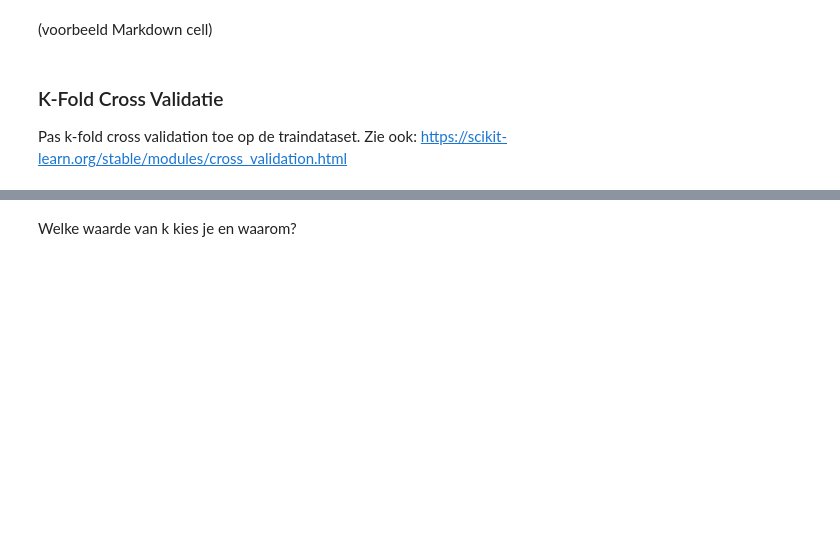
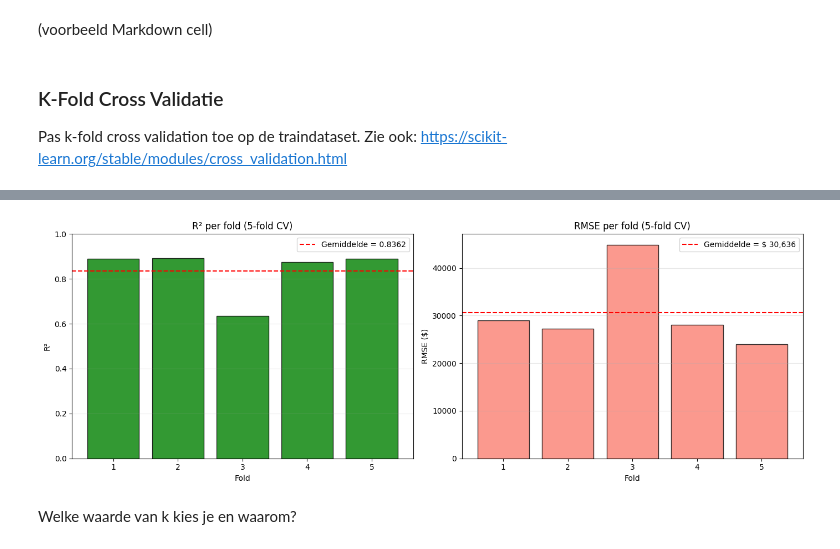
Before and after one commit to Nethamine/OP_2_Data_Mining, a Jupyter notebook: Data Mining - Opdracht 2 (Parameters & Prestatiemetrics).ipynb, the cells around one changed output, grey strips where cells are left out. Saved outputs shown, nothing was run; the diff lists cells and outputs as text; code cells hidden in the pictures; blank space fills up the shorter version.

Commit message:
K-Fold Cross

```diff
--- a/Data Mining - Opdracht 2 (Parameters & Prestatiemetrics).ipynb
+++ b/Data Mining - Opdracht 2 (Parameters & Prestatiemetrics).ipynb
@@ -100,4 +100,79 @@ Let op: Je kan deze vraag (en soortgelijke vragen hieronder) beantwoorden via zo
 
 Pas k-fold cross validation toe op de traindataset. Zie ook: https://scikit-learn.org/stable/modules/cross_validation.html
 # %%
-(beantwoord als Code)
+### K-Fold Cross-Validation — Random Forest (huizenprijzen)
+
+import os
+import numpy as np
+import pandas as pd
+import matplotlib.pyplot as plt
+from sklearn.ensemble import RandomForestRegressor
+from sklearn.model_selection import KFold, cross_validate
+
+# Data opnieuw inladen zodat deze cel zelfstandig werkt
+DATA_DIR = 'house-prices-advanced-regression-techniques'
+train = pd.read_csv(os.path.join(DATA_DIR, 'train.csv'))
+
+# Numerieke features bepalen (Id en target uitsluiten), net als in stap 4
+num_cols = train.select_dtypes(include=[np.number]).columns.tolist()
+num_cols = [c for c in num_cols if c not in ['Id', 'SalePrice']]
+
+# Features + target; mediaan-imputatie voor missende numerieke waarden
+X = train[num_cols].copy()
+X = X.fillna(X.median(numeric_only=True))
+y = train['SalePrice']
+
+# 5-fold CV: shuffle aan + vaste random_state voor reproduceerbaarheid
+kf = KFold(n_splits=5, shuffle=True, random_state=42)
+
+rf = RandomForestRegressor(n_estimators=100, random_state=42)
+
+# cross_validate met twee metrieken tegelijk.
+# 'neg_root_mean_squared_error' is negatief (sklearn-conventie: hoger = beter),
+# dus we draaien het teken om naar een positieve RMSE.
+cv_resultaten = cross_validate(
+    rf, X, y,
+    cv=kf,
+    scoring=['r2', 'neg_root_mean_squared_error'],
+    return_train_score=False
+)
+
+r2_scores   = cv_resultaten['test_r2']
+rmse_scores = -cv_resultaten['test_neg_root_mean_squared_error']
+
+print('Resultaten per fold:')
+for i, (r2_f, rmse_f) in enumerate(zip(r2_scores, rmse_scores), start=1):
+    print(f'  Fold {i}:  R² = {r2_f:.4f}   RMSE = $ {rmse_f:,.0f}')
+
+print('\nGemiddelde over 5 folds:')
+print(f'  R²   = {r2_scores.mean():.4f}  (± {r2_scores.std():.4f})')
+print(f'  RMSE = $ {rmse_scores.mean():,.0f}  (± $ {rmse_scores.std():,.0f})')
+
+# Visualisatie: R² en RMSE per fold
+fig, axes = plt.subplots(1, 2, figsize=(14, 5))
+folds = np.arange(1, len(r2_scores) + 1)
+
+axes[0].bar(folds, r2_scores, color='green', edgecolor='black', alpha=0.8)
+axes[0].axhline(r2_scores.mean(), color='red', linestyle='--',
+                label=f'Gemiddelde = {r2_scores.mean():.4f}')
+axes[0].set_xlabel('Fold')
+axes[0].set_ylabel('R²')
+axes[0].set_title('R² per fold (5-fold CV)')
+axes[0].set_ylim(0, 1)
+axes[0].set_xticks(folds)
+axes[0].legend()
+axes[0].grid(True, alpha=0.3, axis='y')
+
+axes[1].bar(folds, rmse_scores, color='salmon', edgecolor='black', alpha=0.8)
+axes[1].axhline(rmse_scores.mean(), color='red', linestyle='--',
+                label=f'Gemiddelde = $ {rmse_scores.mean():,.0f}')
+axes[1].set_xlabel('Fold')
+axes[1].set_ylabel('RMSE ($)')
+axes[1].set_title('RMSE per fold (5-fold CV)')
+axes[1].set_xticks(folds)
+axes[1].legend()
+axes[1].grid(True, alpha=0.3, axis='y')
+
+plt.tight_layout()
+plt.show()
+# %% [output]
@@ -104,3 +189,4 @@ Pas k-fold cross validation toe op de traindataset. Zie ook: https://scikit-lear
+[figure, added]
 # %% [markdown]
 Welke waarde van k kies je en waarom?
 # %% [markdown]
```
Also changed, not shown: parts of 1 cell of this notebook.
